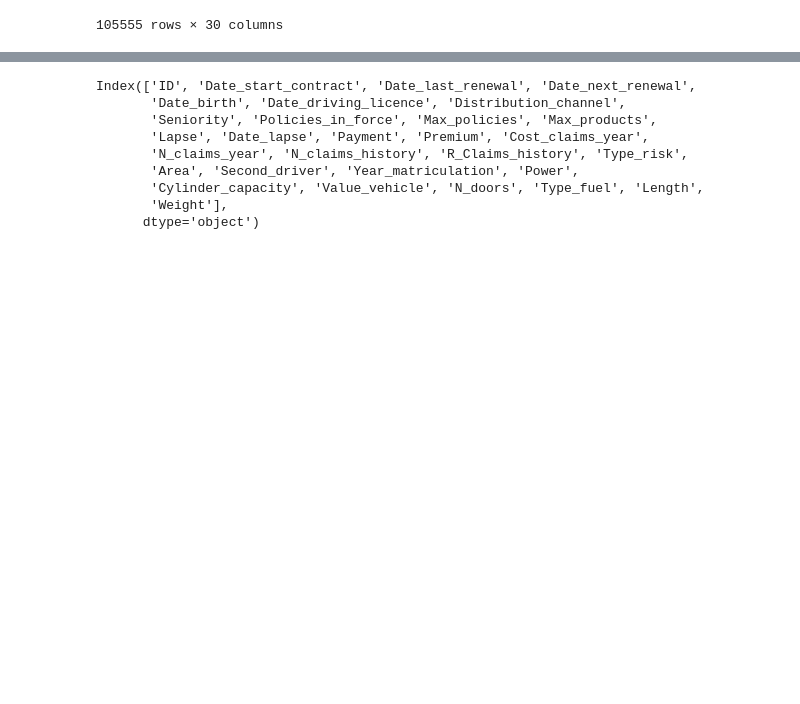
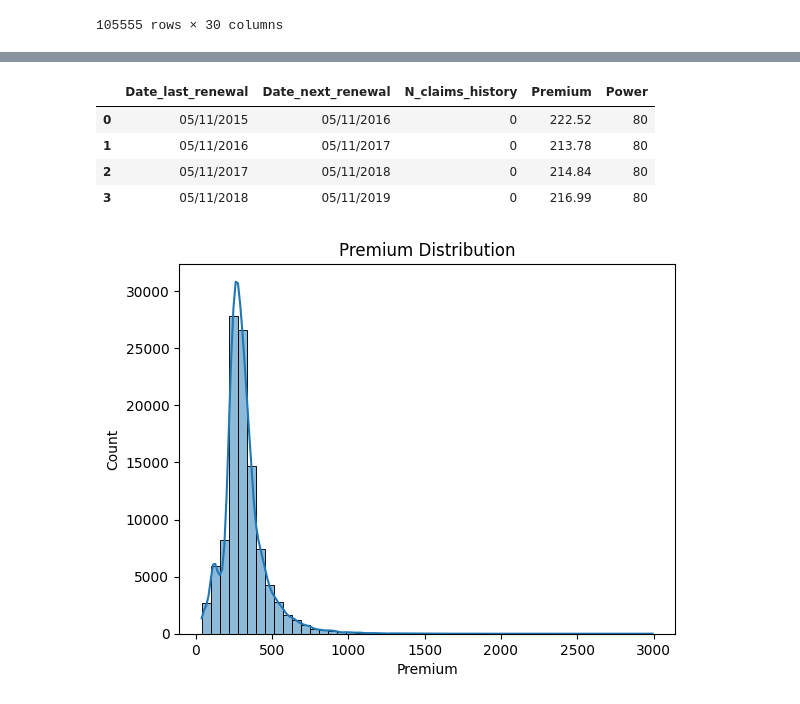
Before and after one commit to mkdsps/isurance_vezba, a Jupyter notebook: andra.ipynb, the cells around one changed output, grey strips where cells are left out. Cells and saved outputs as stored; diff of their text form; code cells hidden in the pictures; blank space fills up the shorter version.

```diff
--- a/andra.ipynb
+++ b/andra.ipynb
@@ -71,12 +57,16 @@ test
 # %%
-df.columns
+df_id_1[['Date_last_renewal','Date_next_renewal','N_claims_history','Premium','Power']]
 # %% [output]
-Index(['ID', 'Date_start_contract', 'Date_last_renewal', 'Date_next_renewal',
-       'Date_birth', 'Date_driving_licence', 'Distribution_channel',
-       'Seniority', 'Policies_in_force', 'Max_policies', 'Max_products',
-       'Lapse', 'Date_lapse', 'Payment', 'Premium', 'Cost_claims_year',
-       'N_claims_year', 'N_claims_history', 'R_Claims_history', 'Type_risk',
-       'Area', 'Second_driver', 'Year_matriculation', 'Power',
-       'Cylinder_capacity', 'Value_vehicle', 'N_doors', 'Type_fuel', 'Length',
-       'Weight'],
-      dtype='object')
+|  | Date_last_renewal | Date_next_renewal | N_claims_history | Premium | Power |
+| 0 | 05/11/2015 | 05/11/2016 | 0 | 222.52 | 80 |
+| 1 | 05/11/2016 | 05/11/2017 | 0 | 213.78 | 80 |
+| 2 | 05/11/2017 | 05/11/2018 | 0 | 214.84 | 80 |
+| 3 | 05/11/2018 | 05/11/2019 | 0 | 216.99 | 80 |
+# %%
+sns.histplot(df['Premium'], bins=50, kde=True)
+
+plt.title("Premium Distribution")
+plt.savefig("slike\Distribucija Premium.png")
+plt.show()
+# %% [output]
+[figure, added]
```
Also changed, not shown: parts of 36 cells of this notebook, 5 other files.
